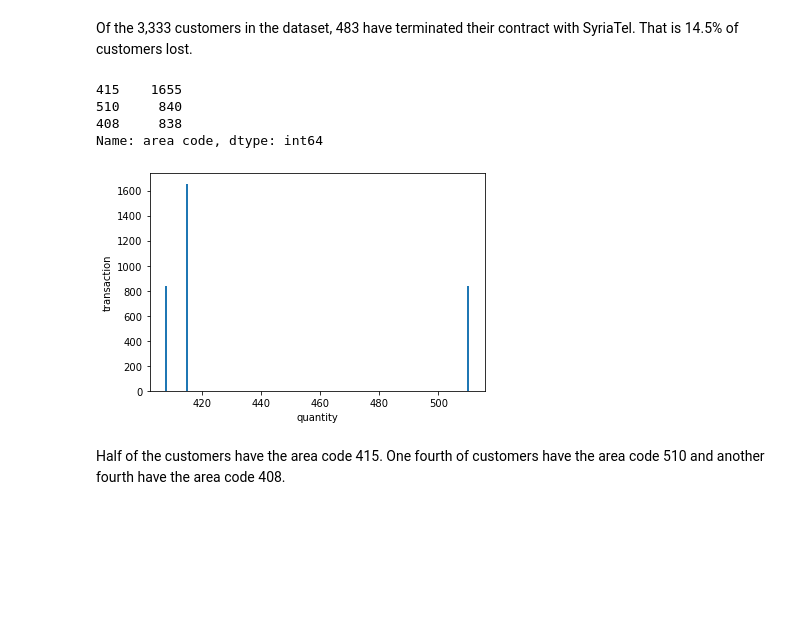
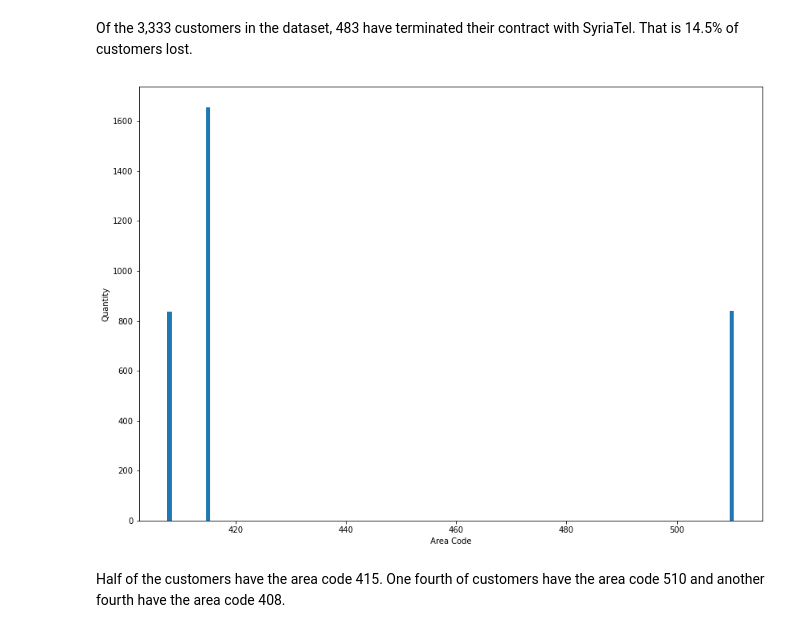
Before and after one commit to rurungamuhia/Syria_customer_chun, a Jupyter notebook: Customer_Churn.ipynb, the cells around one changed output. Cells and saved outputs as stored; diff of their text form; code cells hidden in the pictures; blank space fills up the shorter version.

```diff
--- a/Customer_Churn.ipynb
+++ b/Customer_Churn.ipynb
@@ -275,22 +270,23 @@ Name: churn, dtype: int64
 Of the 3,333 customers in the dataset, 483 have terminated their contract with SyriaTel. That is 14.5% of customers lost.
 # %%
 #Analyzing Area Code
-print(df["area code"].value_counts())
+
 area = df['area code'].value_counts()
+
 transaction = area.index
 quantity = area.values
-#plotting bar graph
-plt.bar(transaction,quantity)
-plt.title="Distribution of area Code"
-plt.xlabel("quantity")
-plt.ylabel("transaction")
+
+# Plotting bar graph
+plt.figure(figsize=(14,10))
+plt.bar(transaction, quantity)
+#plt.title('Distribution of Area Codes')
+plt.xlabel("Area Code")
+plt.ylabel("Quantity")
+
+
 plt.show()
 # %% [output]
-415    1655
-510     840
-408     838
-Name: area code, dtype: int64
-[figure, old version]
+[figure, new version]
 # %% [markdown]
 Half of the customers have the area code 415. One fourth of customers have the area code 510 and another fourth have the area code 408.
 # %%
```
Also changed, not shown: parts of 68 cells of this notebook.
